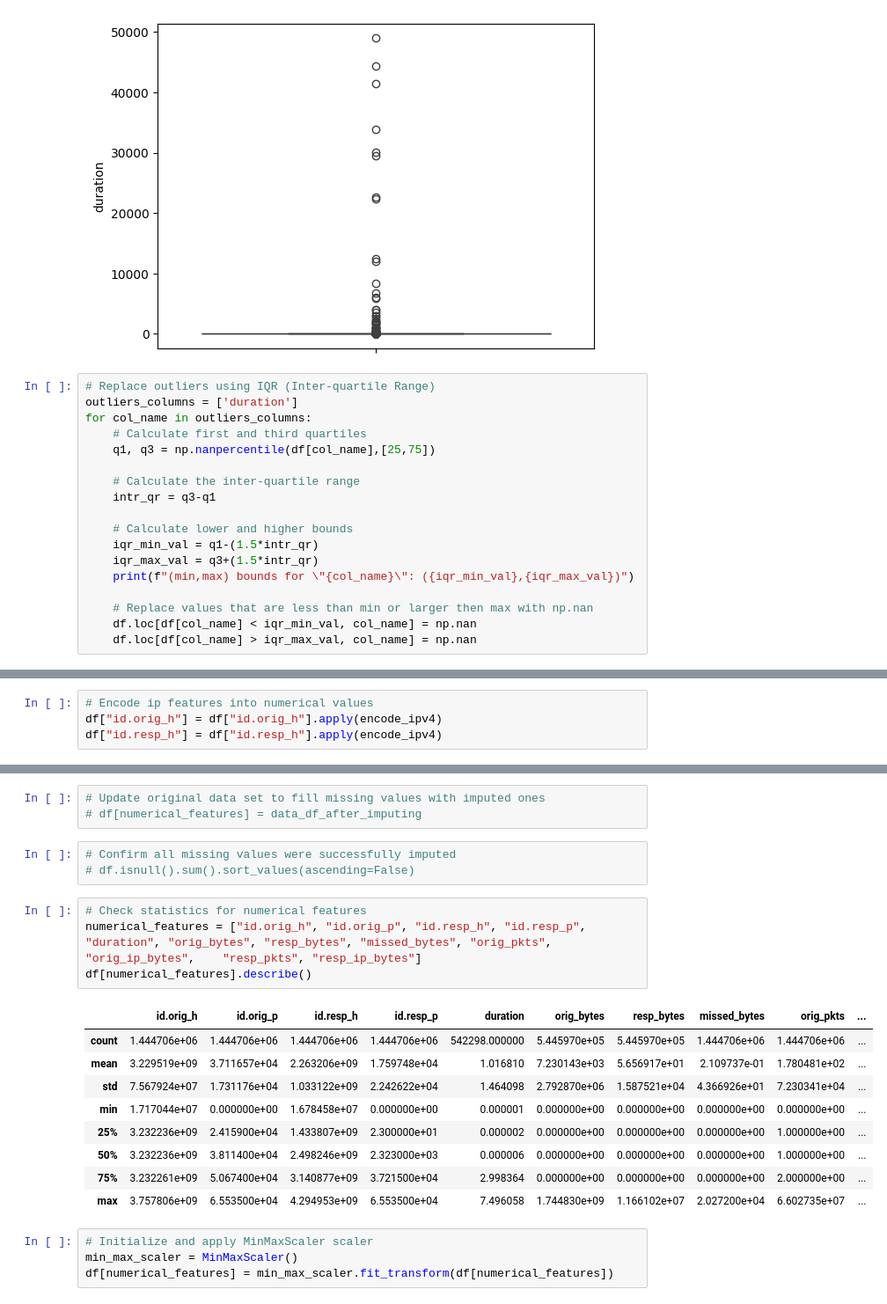
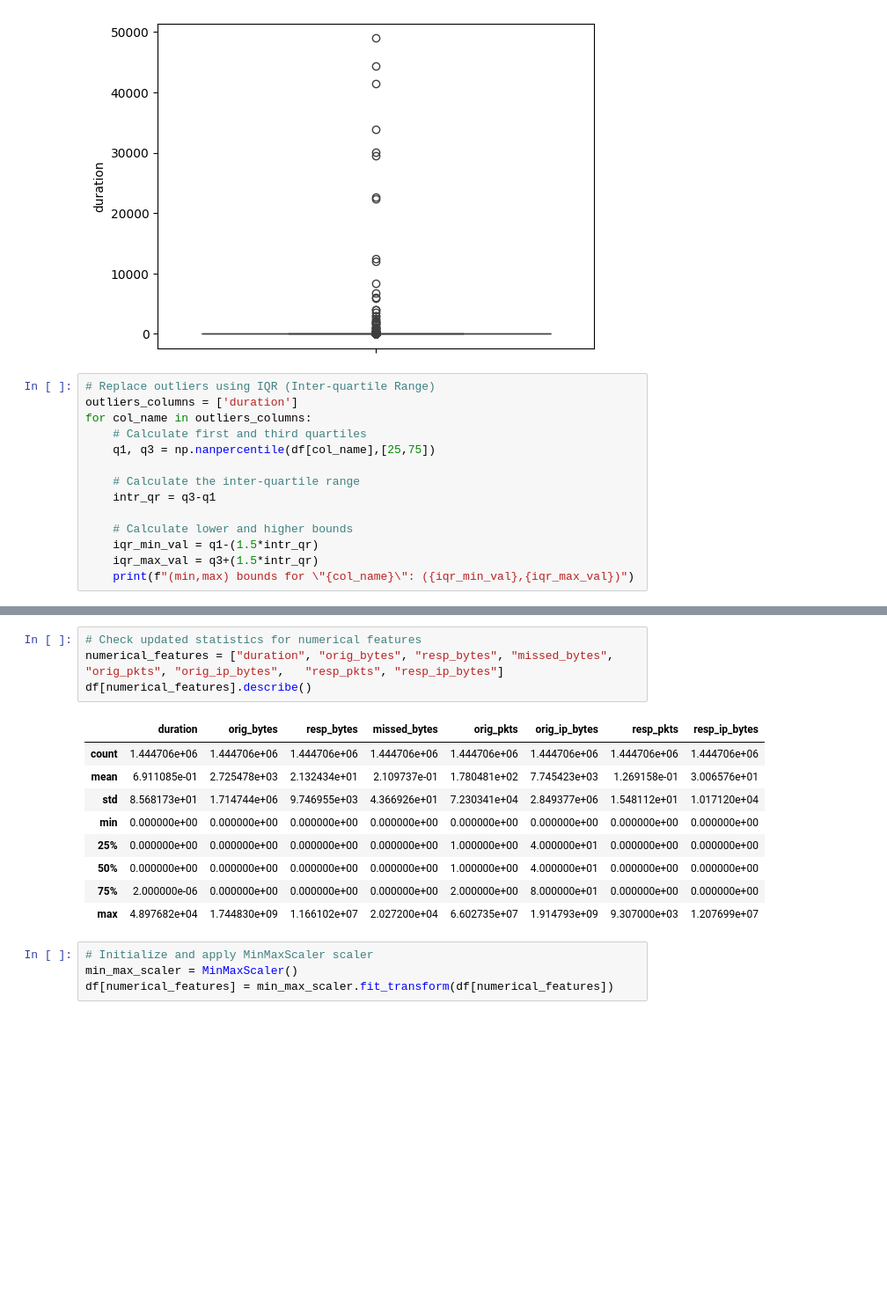
Before and after one commit to AmazingCoder107856/supervised-ML-anomaly-detection-using-IoT-23-dataset-, a Jupyter notebook: IOT-23-dataset-extraction/iot-23-data-processed.ipynb, the cells around one changed output, grey strips where cells are left out. Shown at 88% size. Cells and saved outputs as stored; diff of their text form; blank space fills up the shorter version.

Commit message:
Edit data processing

```diff
--- a/IOT-23-dataset-extraction/iot-23-data-processed.ipynb
+++ b/IOT-23-dataset-extraction/iot-23-data-processed.ipynb
@@ -231,8 +225,4 @@ for col_name in outliers_columns:
     iqr_min_val = q1-(1.5*intr_qr)
     iqr_max_val = q3+(1.5*intr_qr)
     print(f"(min,max) bounds for \"{col_name}\": ({iqr_min_val},{iqr_max_val})")
-
-    # Replace values that are less than min or larger then max with np.nan
-    df.loc[df[col_name] < iqr_min_val, col_name] = np.nan
-    df.loc[df[col_name] > iqr_max_val, col_name] = np.nan
 # %% [output]
@@ -280,4 +242,0 @@ def encode_ipv4(ip):
-# %%
-# Encode ip features into numerical values
-df["id.orig_h"] = df["id.orig_h"].apply(encode_ipv4)
-df["id.resp_h"] = df["id.resp_h"].apply(encode_ipv4)
@@ -373,23 +243,17 @@ The classification model achieved an accuracy of almost 100%, which means all sa
-# %%
-# Update original data set to fill missing values with imputed ones
-# df[numerical_features] = data_df_after_imputing
-# %%
-# Confirm all missing values were successfully imputed
-# df.isnull().sum().sort_values(ascending=False)
 # %%
-# Check statistics for numerical features
-numerical_features = ["id.orig_h", "id.orig_p", "id.resp_h", "id.resp_p", "duration", "orig_bytes", "resp_bytes", "missed_bytes", "orig_pkts", "orig_ip_bytes",	"resp_pkts", "resp_ip_bytes"]
+# Check updated statistics for numerical features
+numerical_features = ["duration", "orig_bytes", "resp_bytes", "missed_bytes", "orig_pkts", "orig_ip_bytes",	"resp_pkts", "resp_ip_bytes"]
 df[numerical_features].describe()
 # %% [output]
-|  | id.orig_h | id.orig_p | id.resp_h | id.resp_p | duration | orig_bytes | resp_bytes | missed_bytes | orig_pkts | ... |
-| count | 1.444706e+06 | 1.444706e+06 | 1.444706e+06 | 1.444706e+06 | 542298.000000 | 5.445970e+05 | 5.445970e+05 | 1.444706e+06 | 1.444706e+06 | ... |
-| mean | 3.229519e+09 | 3.711657e+04 | 2.263206e+09 | 1.759748e+04 | 1.016810 | 7.230143e+03 | 5.656917e+01 | 2.109737e-01 | 1.780481e+02 | ... |
-| std | 7.567924e+07 | 1.731176e+04 | 1.033122e+09 | 2.242622e+04 | 1.464098 | 2.792870e+06 | 1.587521e+04 | 4.366926e+01 | 7.230341e+04 | ... |
-| min | 1.717044e+07 | 0.000000e+00 | 1.678458e+07 | 0.000000e+00 | 0.000001 | 0.000000e+00 | 0.000000e+00 | 0.000000e+00 | 0.000000e+00 | ... |
-| 25% | 3.232236e+09 | 2.415900e+04 | 1.433807e+09 | 2.300000e+01 | 0.000002 | 0.000000e+00 | 0.000000e+00 | 0.000000e+00 | 1.000000e+00 | ... |
-| 50% | 3.232236e+09 | 3.811400e+04 | 2.498246e+09 | 2.323000e+03 | 0.000006 | 0.000000e+00 | 0.000000e+00 | 0.000000e+00 | 1.000000e+00 | ... |
-| 75% | 3.232261e+09 | 5.067400e+04 | 3.140877e+09 | 3.721500e+04 | 2.998364 | 0.000000e+00 | 0.000000e+00 | 0.000000e+00 | 2.000000e+00 | ... |
-| max | 3.757806e+09 | 6.553500e+04 | 4.294953e+09 | 6.553500e+04 | 7.496058 | 1.744830e+09 | 1.166102e+07 | 2.027200e+04 | 6.602735e+07 | ... |
+|  | duration | orig_bytes | resp_bytes | missed_bytes | orig_pkts | orig_ip_bytes | resp_pkts | resp_ip_bytes |
+| count | 1.444706e+06 | 1.444706e+06 | 1.444706e+06 | 1.444706e+06 | 1.444706e+06 | 1.444706e+06 | 1.444706e+06 | 1.444706e+06 |
+| mean | 6.911085e-01 | 2.725478e+03 | 2.132434e+01 | 2.109737e-01 | 1.780481e+02 | 7.745423e+03 | 1.269158e-01 | 3.006576e+01 |
+| std | 8.568173e+01 | 1.714744e+06 | 9.746955e+03 | 4.366926e+01 | 7.230341e+04 | 2.849377e+06 | 1.548112e+01 | 1.017120e+04 |
+| min | 0.000000e+00 | 0.000000e+00 | 0.000000e+00 | 0.000000e+00 | 0.000000e+00 | 0.000000e+00 | 0.000000e+00 | 0.000000e+00 |
+| 25% | 0.000000e+00 | 0.000000e+00 | 0.000000e+00 | 0.000000e+00 | 1.000000e+00 | 4.000000e+01 | 0.000000e+00 | 0.000000e+00 |
+| 50% | 0.000000e+00 | 0.000000e+00 | 0.000000e+00 | 0.000000e+00 | 1.000000e+00 | 4.000000e+01 | 0.000000e+00 | 0.000000e+00 |
+| 75% | 2.000000e-06 | 0.000000e+00 | 0.000000e+00 | 0.000000e+00 | 2.000000e+00 | 8.000000e+01 | 0.000000e+00 | 0.000000e+00 |
+| max | 4.897682e+04 | 1.744830e+09 | 1.166102e+07 | 2.027200e+04 | 6.602735e+07 | 1.914793e+09 | 9.307000e+03 | 1.207699e+07 |
 # %%
 # Initialize and apply MinMaxScaler scaler
 min_max_scaler = MinMaxScaler()
```
Also changed, not shown: parts of 32 cells of this notebook, 3 other files.
